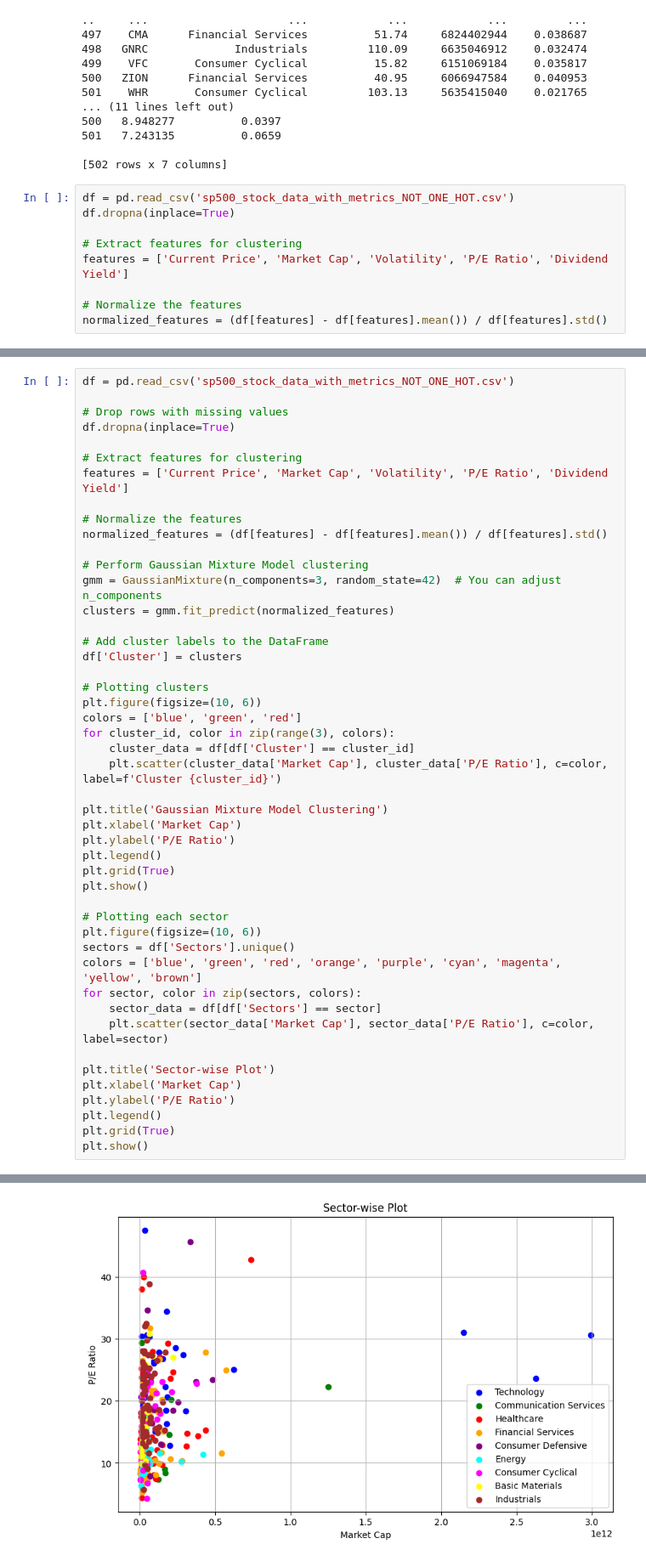
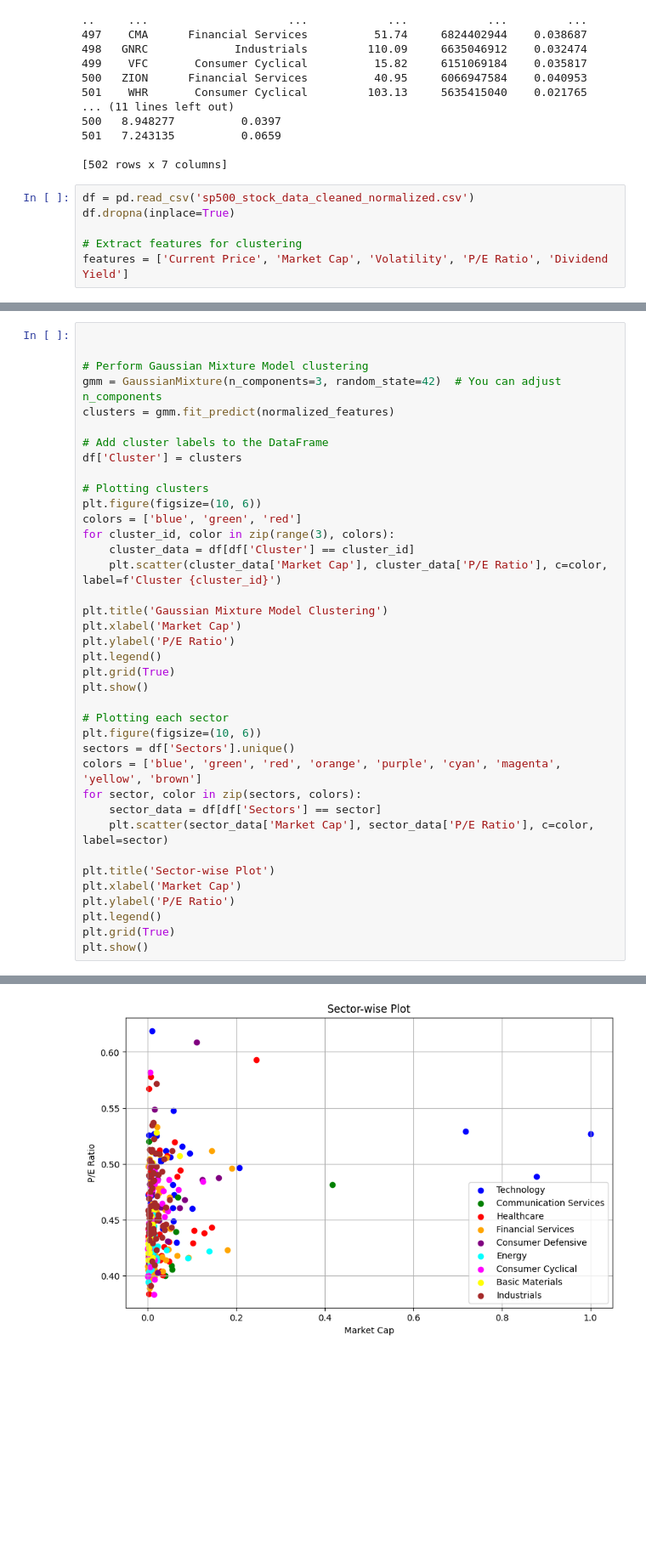
Before and after one commit to Purpup/COGS118B-Project, a Jupyter notebook: FinalProject.ipynb, the cells around one changed output, grey strips where cells are left out. Shown at 85% size. Cells and saved outputs as stored; diff of their text form; blank space fills up the shorter version.

```diff
--- a/FinalProject.ipynb
+++ b/FinalProject.ipynb
@@ -153,14 +153,11 @@ print(df)
 
 [502 rows x 7 columns]
 # %%
-df = pd.read_csv('sp500_stock_data_with_metrics_NOT_ONE_HOT.csv')
+df = pd.read_csv('sp500_stock_data_cleaned_normalized.csv')
 df.dropna(inplace=True)
 
 # Extract features for clustering
 features = ['Current Price', 'Market Cap', 'Volatility', 'P/E Ratio', 'Dividend Yield']
-
-# Normalize the features
-normalized_features = (df[features] - df[features].mean()) / df[features].std()
 # %%
 sns.pairplot(df,hue='Sectors')
 # %% [output]
@@ -168,14 +166,5 @@ sns.pairplot(df,hue='Sectors')
 # %%
-df = pd.read_csv('sp500_stock_data_with_metrics_NOT_ONE_HOT.csv')
 
-# Drop rows with missing values
-df.dropna(inplace=True)
-
-# Extract features for clustering
-features = ['Current Price', 'Market Cap', 'Volatility', 'P/E Ratio', 'Dividend Yield']
-
-# Normalize the features
-normalized_features = (df[features] - df[features].mean()) / df[features].std()
 
 # Perform Gaussian Mixture Model clustering
 gmm = GaussianMixture(n_components=3, random_state=42)  # You can adjust n_components
@@ -217 +206 @@ plt.show()
-[figure, old version]
+[figure, new version]
```
Also changed, not shown: parts of 5 cells of this notebook.
